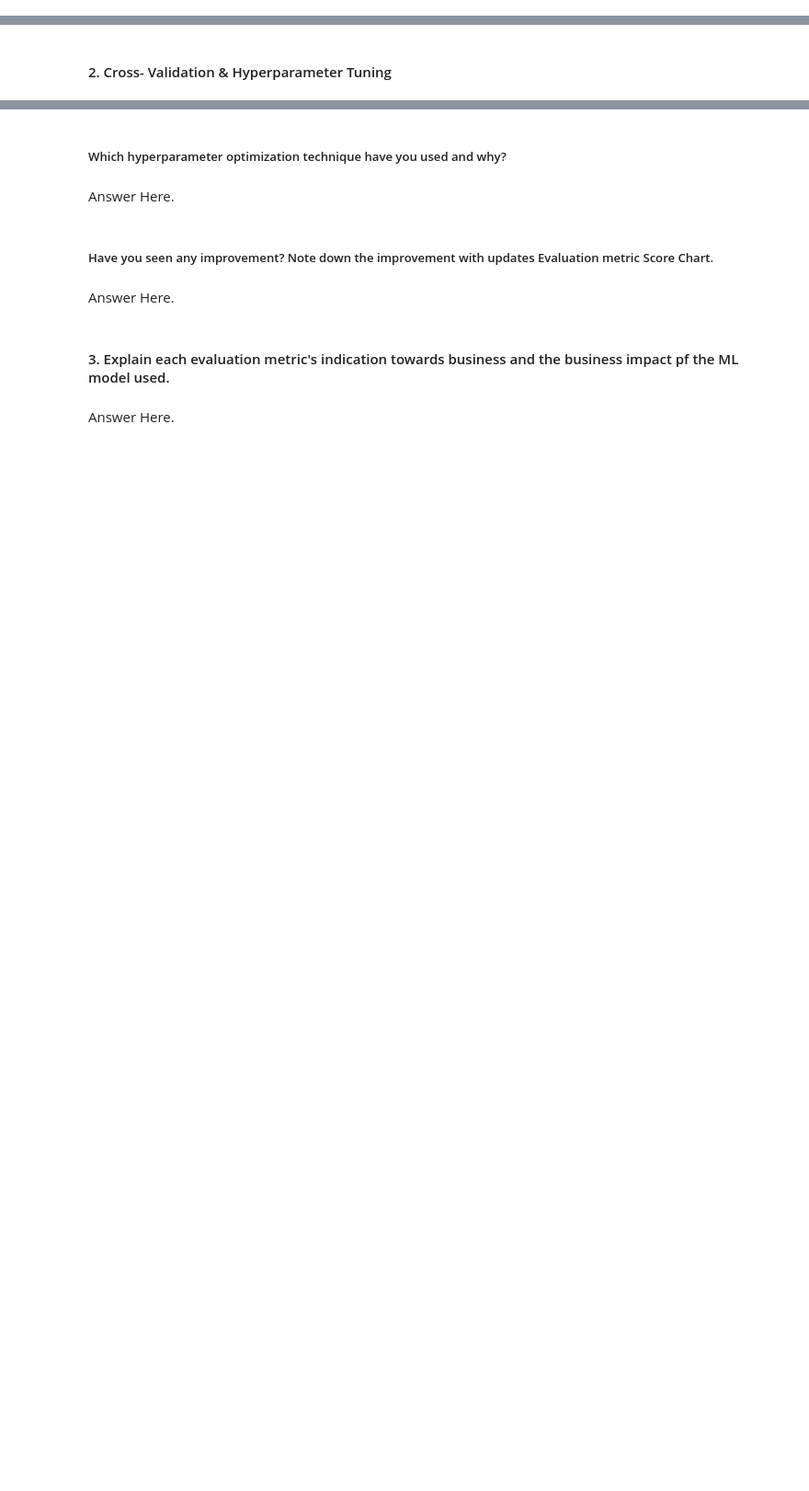
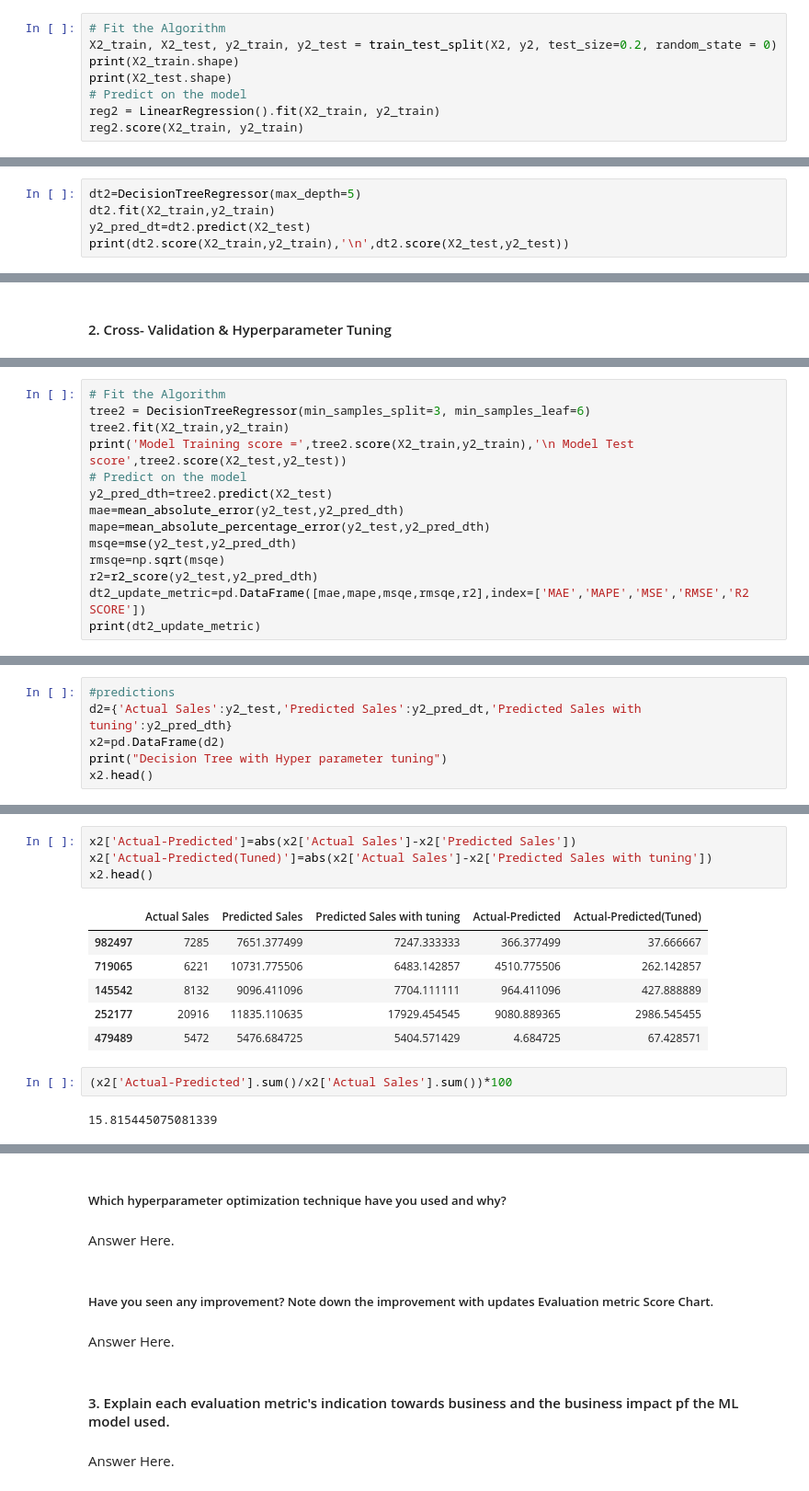
Before and after one commit to Jeetesh-KumarM/CAPSTONE-PROJECT-2-Regression, a Jupyter notebook: Capstone_Project_2_Regression.ipynb, the cells around one changed output, grey strips where cells are left out. Shown at 92% size. Cells and saved outputs as stored; diff of their text form; blank space fills up the shorter version.

```diff
--- a/Capstone_Project_2_Regression.ipynb
+++ b/Capstone_Project_2_Regression.ipynb
@@ -1596,0 +1603,8 @@ y2=mod_df['Sales']
+# %%
+# Fit the Algorithm
+X2_train, X2_test, y2_train, y2_test = train_test_split(X2, y2, test_size=0.2, random_state = 0)
+print(X2_train.shape)
+print(X2_test.shape)
+# Predict on the model
+reg2 = LinearRegression().fit(X2_train, y2_train)
+reg2.score(X2_train, y2_train)
@@ -1596,0 +1617,5 @@ y2=mod_df['Sales']
+# %%
+dt2=DecisionTreeRegressor(max_depth=5)
+dt2.fit(X2_train,y2_train)
+y2_pred_dt=dt2.predict(X2_test)
+print(dt2.score(X2_train,y2_train),'\n',dt2.score(X2_test,y2_test))
@@ -1604,0 +1658,14 @@ y2=mod_df['Sales']
+# %%
+# Fit the Algorithm
+tree2 = DecisionTreeRegressor(min_samples_split=3, min_samples_leaf=6)
+tree2.fit(X2_train,y2_train)
+print('Model Training score =',tree2.score(X2_train,y2_train),'\n Model Test score',tree2.score(X2_test,y2_test))
+# Predict on the model
+y2_pred_dth=tree2.predict(X2_test)
+mae=mean_absolute_error(y2_test,y2_pred_dth)
+mape=mean_absolute_percentage_error(y2_test,y2_pred_dth)
+msqe=mse(y2_test,y2_pred_dth)
+rmsqe=np.sqrt(msqe)
+r2=r2_score(y2_test,y2_pred_dth)
+dt2_update_metric=pd.DataFrame([mae,mape,msqe,rmsqe,r2],index=['MAE','MAPE','MSE','RMSE','R2 SCORE'])
+print(dt2_update_metric)
@@ -1604,0 +1690,6 @@ y2=mod_df['Sales']
+# %%
+#predictions
+d2={'Actual Sales':y2_test,'Predicted Sales':y2_pred_dt,'Predicted Sales with tuning':y2_pred_dth}
+x2=pd.DataFrame(d2)
+print("Decision Tree with Hyper parameter tuning")
+x2.head()
@@ -1604,0 +1704,15 @@ y2=mod_df['Sales']
+# %%
+x2['Actual-Predicted']=abs(x2['Actual Sales']-x2['Predicted Sales'])
+x2['Actual-Predicted(Tuned)']=abs(x2['Actual Sales']-x2['Predicted Sales with tuning'])
+x2.head()
+# %% [output]
+|  | Actual Sales | Predicted Sales | Predicted Sales with tuning | Actual-Predicted | Actual-Predicted(Tuned) |
+| 982497 | 7285 | 7651.377499 | 7247.333333 | 366.377499 | 37.666667 |
+| 719065 | 6221 | 10731.775506 | 6483.142857 | 4510.775506 | 262.142857 |
+| 145542 | 8132 | 9096.411096 | 7704.111111 | 964.411096 | 427.888889 |
+| 252177 | 20916 | 11835.110635 | 17929.454545 | 9080.889365 | 2986.545455 |
+| 479489 | 5472 | 5476.684725 | 5404.571429 | 4.684725 | 67.428571 |
+# %%
+(x2['Actual-Predicted'].sum()/x2['Actual Sales'].sum())*100
+# %% [output]
+15.815445075081339
```
Also changed, not shown: parts of 35 cells of this notebook.
